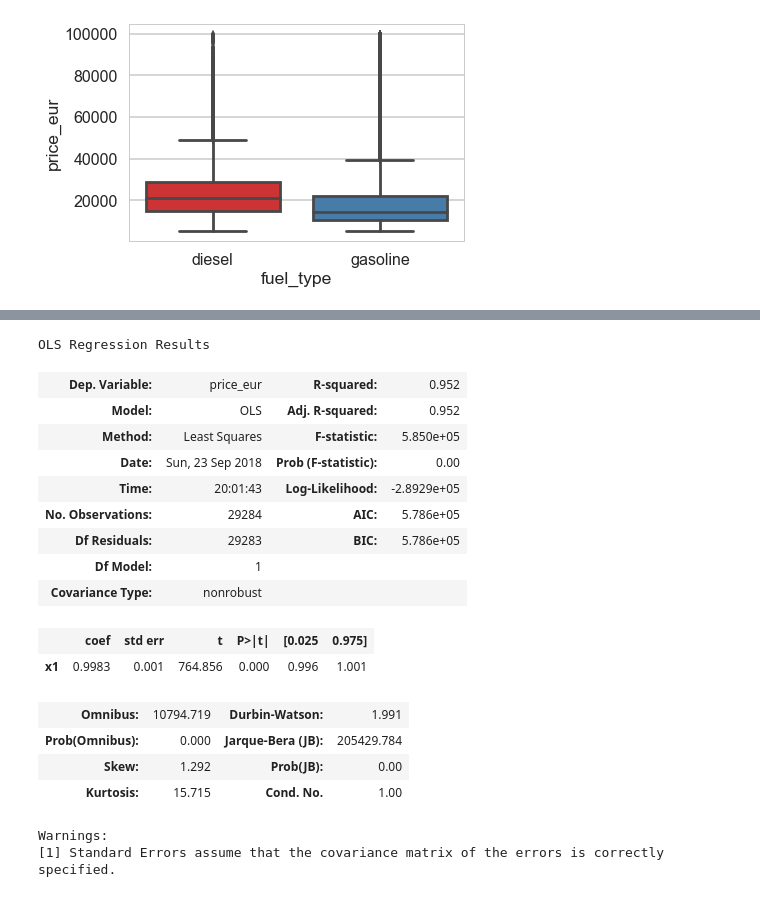
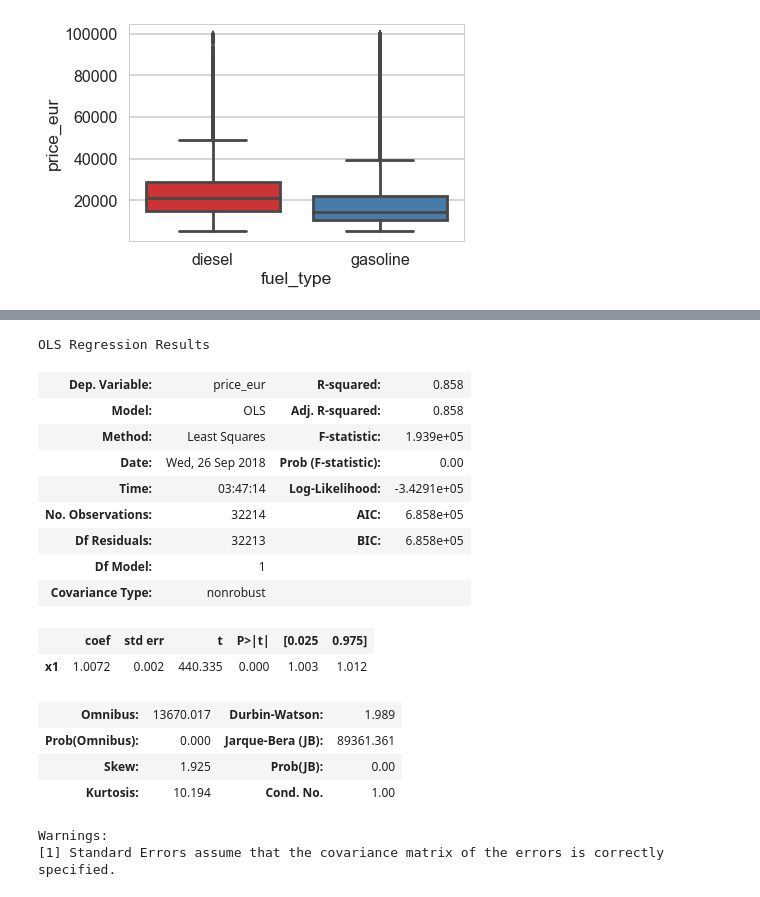
Before and after one commit to Supreethamg/CMPE257_ML, a Jupyter notebook: Linear Regression/cars_analysis_assignment_3.ipynb, the cells around one changed output, grey strips where cells are left out. Saved outputs shown, nothing was run; the diff lists cells and outputs as text; code cells hidden in the pictures.

```diff
--- a/Linear Regression/cars_analysis_assignment_3.ipynb
+++ b/Linear Regression/cars_analysis_assignment_3.ipynb
@@ -31,7 +30,7 @@ import seaborn as sns
 sns.set_style("whitegrid")
 sns.set_context("poster")
 # %%
-data1 = pd.read_csv(r'/Users/Supreetha/Downloads/UsedCarMaster.csv')
+data1 = pd.read_csv('C:/Users/Supreetha/Box Sync/MSSE/THIRD_SEM/257_ML/datasets/UsedCarMaster.csv')
 df1 = data1.dropna(subset=['maker'])
 # %%
 data1.head()
@@ -249,8 +320,2 @@ OLS Regression Results
 Warnings:
 [1] Standard Errors assume that the covariance matrix of the errors is correctly specified.
-# %%
-data1_subset_cleaned.info()
-data1_subset_cleaned['Current Year'] = datetime.datetime.now().year
-data1_subset_cleaned['AgeOfCar']=data1_subset_cleaned['Current Year']-data1_subset_cleaned['manufacture_year']
-data1_subset_cleaned.info()
-data1_subset_cleaned.head()
@@ -288,42 +322,49 @@ Warnings:
 # %%
 # Uses all predictor variables, with model and make one-hot-encoded: 99.89% accuracy
 # Using the model and make does increase the accuracy
+
+#As we know, for a categorical ordered dataset, we cannot apply linear regression. In-order to bring in the featured variables
+#into linear regression analysis, we used one hot encoding.
+#One hot encoding is a technique where categorical variables are converted to a binary value matrix where
+#the occurrence of a value is represented by 1
+#Since, linear regression or machine learning techniques cannot work with categorical variable directly,
+#we need to use such a technique. Also bringing in categorical variables into our analysis may give us better prediction.
+
 one_hot_encode_make = pd.get_dummies(data1_subset_cleaned['maker'])
-one_hot_encode_model = pd.get_dummies(data1_subset_cleaned['model'])
-data1_subset_cleaned_encoded = pd.concat([data1_subset_cleaned, one_hot_encode_make, one_hot_encode_model], axis=1)
+data1_subset_cleaned_encoded = pd.concat([data1_subset_cleaned, one_hot_encode_make], axis=1)
 
 X_temp = data1_subset_cleaned_encoded.loc[:, data1_subset_cleaned_encoded.columns != 'price_eur']
 X_temp = X_temp.loc[:, X_temp.columns != 'fuel_type']
 X_temp = X_temp.loc[:, X_temp.columns != 'fuel_count']
 X_temp = X_temp.loc[:, X_temp.columns != 'maker']
 X_temp = X_temp.loc[:, X_temp.columns != 'model']
 
 X = X_temp
 Y = data1_subset_cleaned_encoded['price_eur']
 X_train, X_test, Y_train, Y_test  = train_test_split(X, Y , test_size = 0.3)
 lm.fit(X_train, Y_train)
 Y_pred = lm.predict(X_test)
 
-model = sm.OLS(Y_test, Y_pred)
+model = sm.OLS(Y_test,Y_pred)
 result = model.fit()
 result.summary()
 # %% [output]
 OLS Regression Results
-| Dep. Variable: | price_eur | R-squared: | 0.952 |
-| Model: | OLS | Adj. R-squared: | 0.952 |
-| Method: | Least Squares | F-statistic: | 5.850e+05 |
-| Date: | Sun, 23 Sep 2018 | Prob (F-statistic): | 0.00 |
-| Time: | 20:01:43 | Log-Likelihood: | -2.8929e+05 |
-| No. Observations: | 29284 | AIC: | 5.786e+05 |
-| Df Residuals: | 29283 | BIC: | 5.786e+05 |
+| Dep. Variable: | price_eur | R-squared: | 0.858 |
+| Model: | OLS | Adj. R-squared: | 0.858 |
+| Method: | Least Squares | F-statistic: | 1.939e+05 |
+| Date: | Wed, 26 Sep 2018 | Prob (F-statistic): | 0.00 |
+| Time: | 03:47:14 | Log-Likelihood: | -3.4291e+05 |
+| No. Observations: | 32214 | AIC: | 6.858e+05 |
+| Df Residuals: | 32213 | BIC: | 6.858e+05 |
 | Df Model: | 1 |  |  |
 | Covariance Type: | nonrobust |  |  |
 |  | coef | std err | t | P>|t| | [0.025 | 0.975] |
-| x1 | 0.9983 | 0.001 | 764.856 | 0.000 | 0.996 | 1.001 |
+| x1 | 1.0072 | 0.002 | 440.335 | 0.000 | 1.003 | 1.012 |
-| Omnibus: | 10794.719 | Durbin-Watson: | 1.991 |
-| Prob(Omnibus): | 0.000 | Jarque-Bera (JB): | 205429.784 |
-| Skew: | 1.292 | Prob(JB): | 0.00 |
-| Kurtosis: | 15.715 | Cond. No. | 1.00 |
+| Omnibus: | 13670.017 | Durbin-Watson: | 1.989 |
+| Prob(Omnibus): | 0.000 | Jarque-Bera (JB): | 89361.361 |
+| Skew: | 1.925 | Prob(JB): | 0.00 |
+| Kurtosis: | 10.194 | Cond. No. | 1.00 |
 Warnings:
 [1] Standard Errors assume that the covariance matrix of the errors is correctly specified.
 # %%
```
Also changed, not shown: parts of 35 cells of this notebook.
